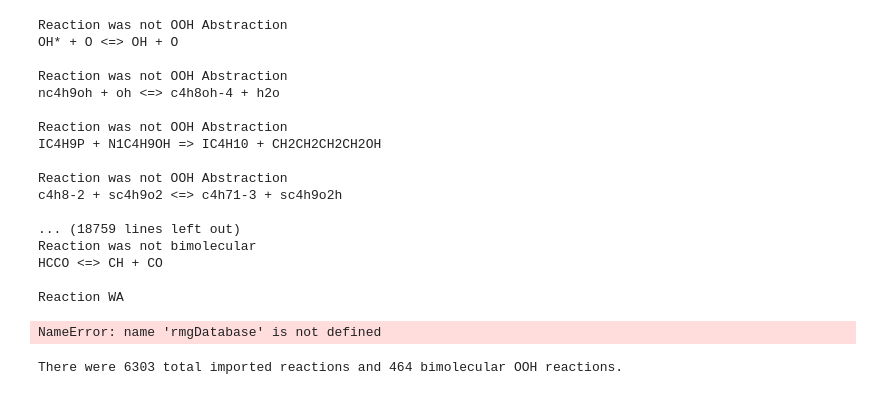
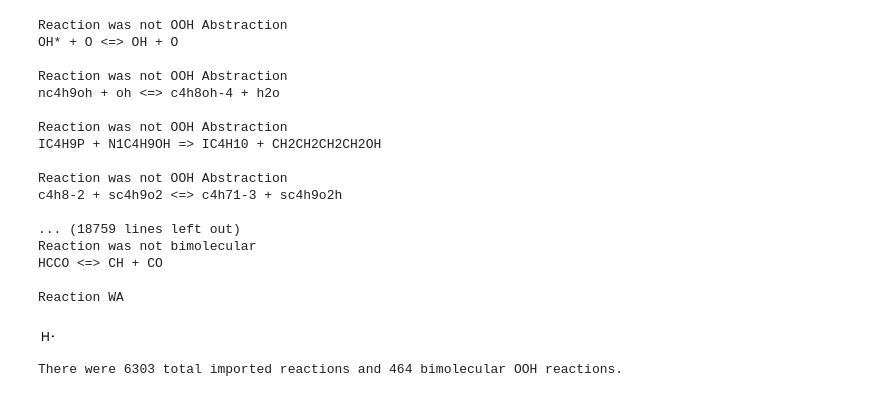
Before and after one commit to C-Underkoffler/OOHAbstraction, a Jupyter notebook: ComparerTST/getNewReactions.ipynb, the cells around one changed output. Saved outputs shown, nothing was run; the diff lists cells and outputs as text; code cells hidden in the pictures.

```diff
--- a/ComparerTST/getNewReactions.ipynb
+++ b/ComparerTST/getNewReactions.ipynb
@@ -95,15 +90,15 @@ Reaction WA
 # %%
 with open("comparisonOOHRxns.py", "r") as f:
     lines = f.readlines()
 rmgRxn = eval(lines[0].split('\n')[0])
 
-reactants = [species for species in rmgRxn.reactants]
+split = rmgRxn.toChemkin(kinetics=False).split()
+reactants = split[0], split[2]
 
-products = [species for species in rmgRxn.products]
-
-checkRxn = rmgDatabase.kinetics.generateReactionsFromFamilies(reactants, products, only_families=rxnFamilies)
+a, b = rmgRxn.reactants
+a
 # %% [output]
-NameError: name 'rmgDatabase' is not defined
+[figure, added]
 # %%
 print "There were {} total imported reactions and {} bimolecular OOH reactions.".format(len(importerKinetics), len(comparisonKinetics))
 # %% [output]
```
Also changed, not shown: parts of 1 cell of this notebook, 3 other files.
